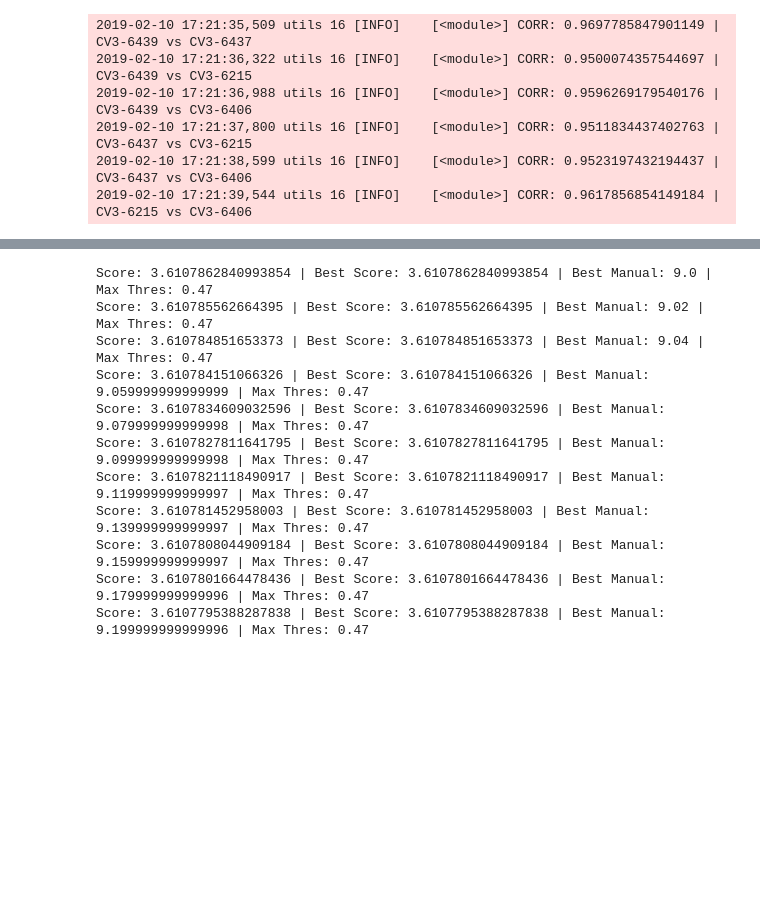
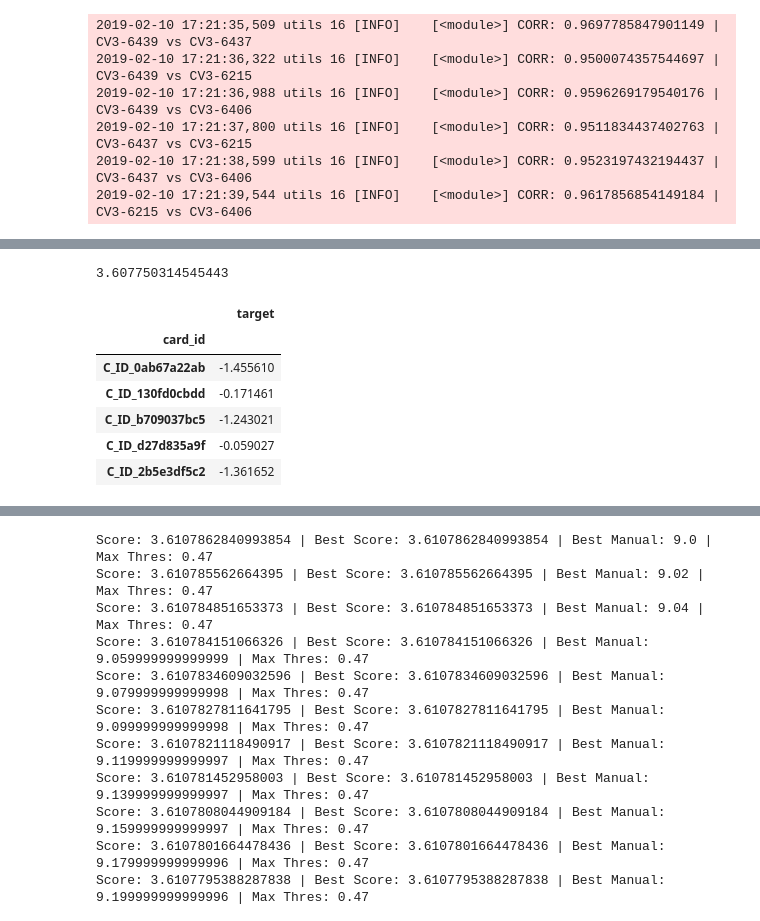
Before and after one commit to Chestnut1999/Elo-Recommendation-23place, a Jupyter notebook: jpy/225_elo_blender_exp.ipynb, the cells around one changed output, grey strips where cells are left out. Saved outputs shown, nothing was run; the diff lists cells and outputs as text; code cells hidden in the pictures; blank space fills up the shorter version.

```diff
--- a/jpy/225_elo_blender_exp.ipynb
+++ b/jpy/225_elo_blender_exp.ipynb
@@ -128,0 +158,34 @@ base.head()
+# %%
+#========================================================================
+# Simple Blender
+min_thres = 0.0072
+pred = 'prediction'
+
+base[pred] = base[base_cols[0]] * 0.3 + base[base_cols[1]] * 0.15 + base[base_cols[2]] * 0.15 + base[base_cols[3]] * 0.15 + base[base_cols[4]] * 0.15 + base[base_cols[5]] * 0.05 + base[base_cols[6]] * 0.05
+base[pred] = base[base_cols[0]] * 0.5 + base[base_cols[1]] * 0.1 + base[base_cols[2]] * 0.1 + base[base_cols[3]] * 0.10 + base[base_cols[4]] * 0.2
+# base[pred] = base[base_cols[0]] * 1.0 + base[base_cols[4]] * 1.0
+# base[pred] = base[base_cols[4]] * 1.5
+base.loc[base['clf_pred']< min_thres, pred] = base.loc[base['clf_pred']< min_thres, out_cols[0]]
+# base.loc[base['clf_pred']>=min_thres, pred] = base.loc[base['clf_pred']>=min_thres, pred]
+
+train = base[~base[target].isnull()]
+y_pred = train[pred].values
+y_train = train[target].values
+score = np.sqrt(mean_squared_error(y_train, y_pred))
+print(score)
+
+submit = pd.read_csv('../input/sample_submission.csv').set_index(key)
+submit[target] = base[pred]
+start_time = "{0:%Y%m%d_%H%M%S}".format(datetime.datetime.now())
+submit.to_csv(f'../submit/{start_time[4:12]}_submit_outlier_processing_blend{len(base_cols)}_out_blend{len(out_cols)}_minthres{min_thres}_CV{score}_LB')
+display(submit.head())
+#========================================================================
+# %% [output]
+3.607750314545443
+|  | target |
+| card_id |  |
+| C_ID_0ab67a22ab | -1.455610 |
+| C_ID_130fd0cbdd | -0.171461 |
+| C_ID_b709037bc5 | -1.243021 |
+| C_ID_d27d835a9f | -0.059027 |
+| C_ID_2b5e3df5c2 | -1.361652 |
```
Also changed, not shown: parts of 6 cells of this notebook, 4 other files.
